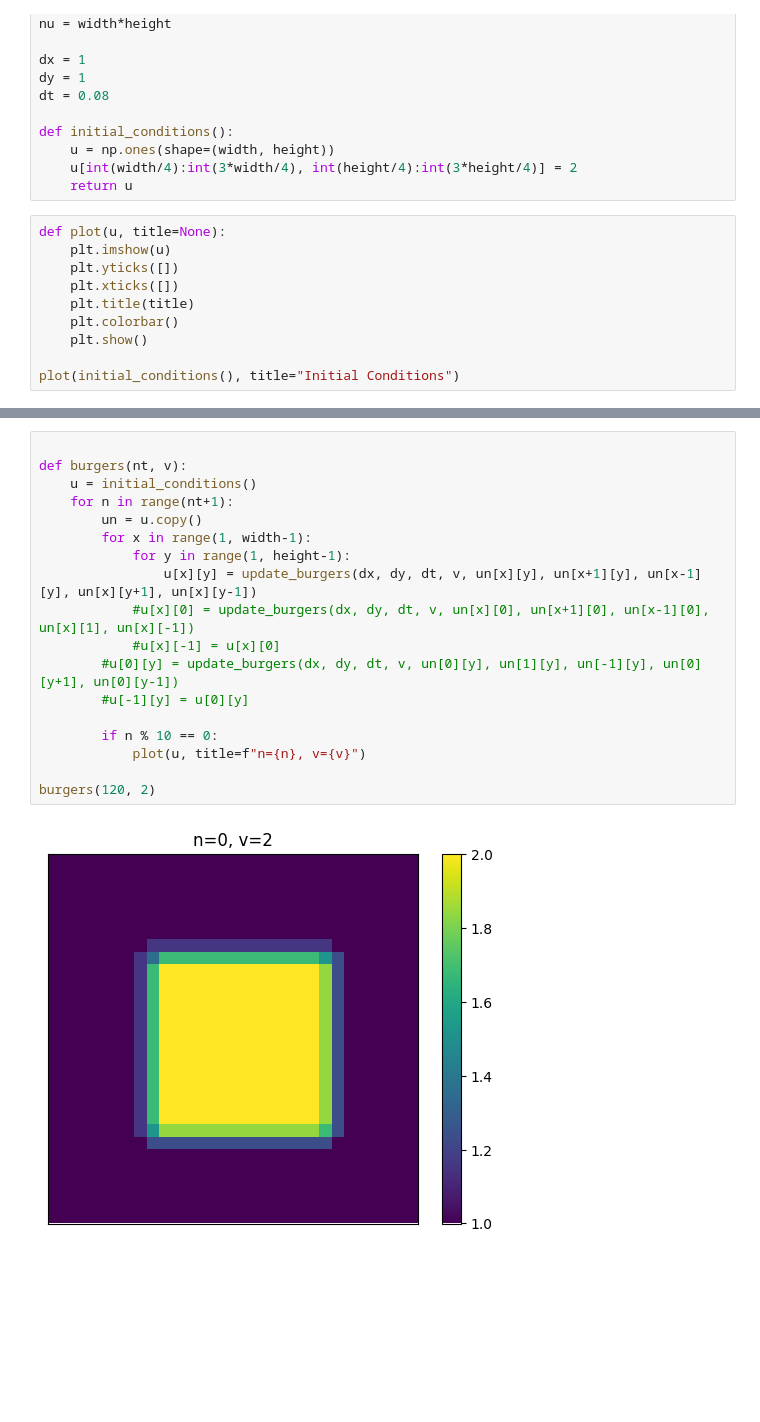
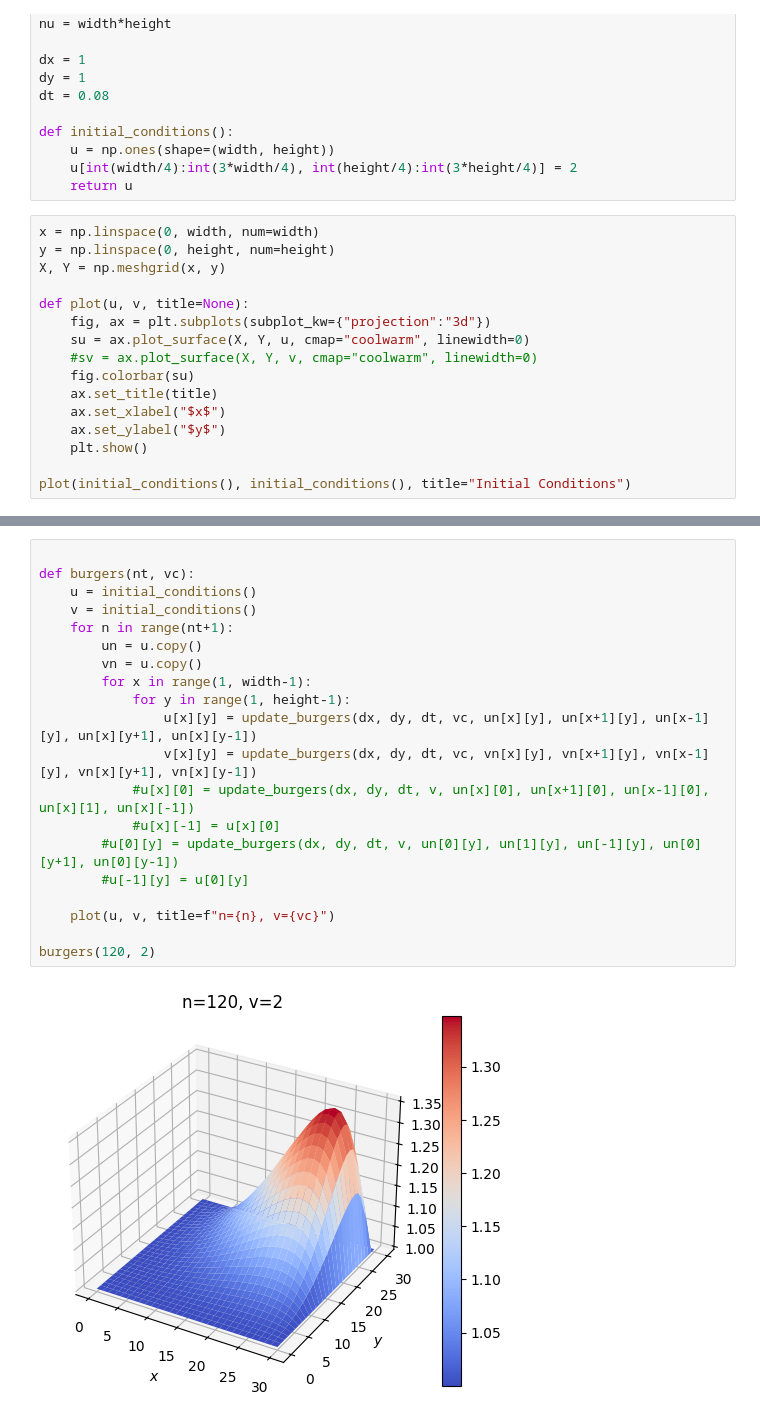
Before and after one commit to ColouredCat/Fluid_Sums, a Jupyter notebook: 2d-burgers.ipynb, the cells around one changed output, grey strips where cells are left out. Saved outputs shown, nothing was run; the diff lists cells and outputs as text; blank space fills up the shorter version.

Commit message:
Added 3d plots

```diff
--- a/2d-burgers.ipynb
+++ b/2d-burgers.ipynb
@@ -39,13 +39,19 @@ def initial_conditions():
     u[int(width/4):int(3*width/4), int(height/4):int(3*height/4)] = 2
     return u
 # %%
-def plot(u, title=None):
-    plt.imshow(u)
-    plt.yticks([])
-    plt.xticks([])
-    plt.title(title)
-    plt.colorbar()
+x = np.linspace(0, width, num=width)
+y = np.linspace(0, height, num=height)
+X, Y = np.meshgrid(x, y)
+
+def plot(u, v, title=None):
+    fig, ax = plt.subplots(subplot_kw={"projection":"3d"})
+    su = ax.plot_surface(X, Y, u, cmap="coolwarm", linewidth=0)
+    #sv = ax.plot_surface(X, Y, v, cmap="coolwarm", linewidth=0)
+    fig.colorbar(su)
+    ax.set_title(title)
+    ax.set_xlabel("$x$")
+    ax.set_ylabel("$y$")
     plt.show()
 
-plot(initial_conditions(), title="Initial Conditions")
+plot(initial_conditions(), initial_conditions(), title="Initial Conditions")
 # %% [output]
@@ -53,20 +59,22 @@ plot(initial_conditions(), title="Initial Conditions")
 # %%
 
-def burgers(nt, v):
+def burgers(nt, vc):
     u = initial_conditions()
+    v = initial_conditions()
     for n in range(nt+1):
         un = u.copy()
+        vn = u.copy()
         for x in range(1, width-1):
             for y in range(1, height-1):
-                u[x][y] = update_burgers(dx, dy, dt, v, un[x][y], un[x+1][y], un[x-1][y], un[x][y+1], un[x][y-1])
+                u[x][y] = update_burgers(dx, dy, dt, vc, un[x][y], un[x+1][y], un[x-1][y], un[x][y+1], un[x][y-1])
+                v[x][y] = update_burgers(dx, dy, dt, vc, vn[x][y], vn[x+1][y], vn[x-1][y], vn[x][y+1], vn[x][y-1])
             #u[x][0] = update_burgers(dx, dy, dt, v, un[x][0], un[x+1][0], un[x-1][0], un[x][1], un[x][-1])
             #u[x][-1] = u[x][0]
         #u[0][y] = update_burgers(dx, dy, dt, v, un[0][y], un[1][y], un[-1][y], un[0][y+1], un[0][y-1])
         #u[-1][y] = u[0][y]
 
-        if n % 10 == 0:
-            plot(u, title=f"n={n}, v={v}")
+    plot(u, v, title=f"n={n}, v={vc}")
 
 burgers(120, 2)
 # %% [output]
-[figure, old version]
+[figure, new version]
```
Also changed, not shown: parts of 4 cells of this notebook.
